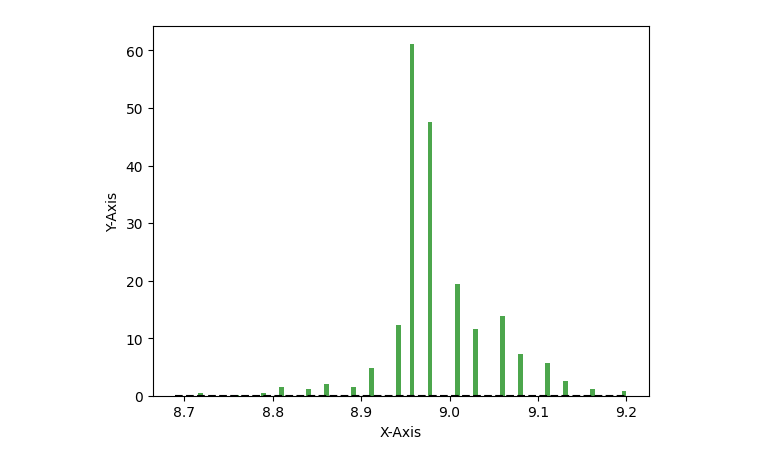
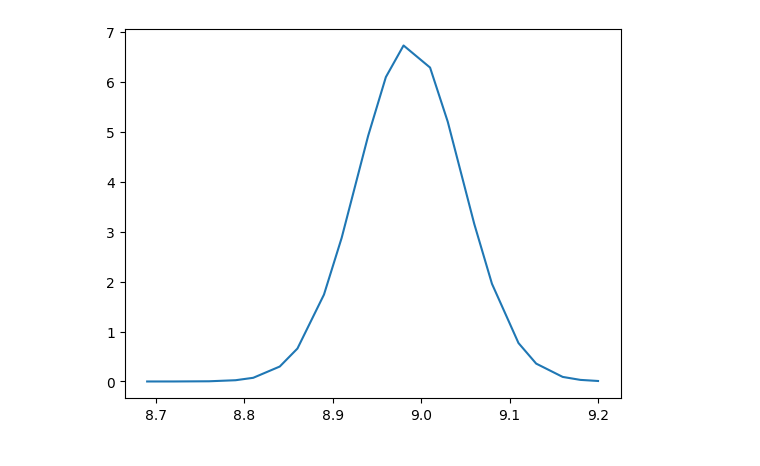
Before and after one commit to BiggusMaximus/Solar-Panel-Monitoring, a Jupyter notebook: Arduino-Bluetooth/2nd Approach/distribution_normal.ipynb, the cells around one changed output. Cells and saved outputs as stored; diff of their text form; code cells hidden in the pictures.

```diff
--- a/Arduino-Bluetooth/2nd Approach/distribution_normal.ipynb
+++ b/Arduino-Bluetooth/2nd Approach/distribution_normal.ipynb
@@ -32,3 +26,0 @@ mean = df.mean()[0]
-# %%
-df['prob'] = (1/(std*np.sqrt(2*np.pi))) * np.exp( -((df['voltage'] - mean)**2) / (2*(std**2)))
-df.sort_values(by=['voltage'])
@@ -49,24 +27,6 @@ df.sort_values(by=['voltage'])
-# %%
-mu = 121
-sigma = 21
-x = mu + sigma * np.random.randn(1000)
-
-num_bins = 100
-
-n, bins, patches = plt.hist(df['voltage'],
-                            num_bins,
-                            density = 1,
-                            color ='green',
-                            alpha = 0.7)
-
-y = ((1 / (np.sqrt(2 * np.pi) * std)) *
-     np.exp(-0.5 * (1 / std * (bins - mu))**2))
-
-plt.plot(bins, y, '--', color ='black')
-
-plt.xlabel('X-Axis')
-plt.ylabel('Y-Axis')
-
-plt.show()
-# %% [output]
-[figure, removed]
+# %%
+y_pdf = scipy.stats.norm.pdf(df['voltage'].sort_values(), df['voltage'].mean(), df['voltage'].std())
+plt.plot(df['voltage'].to_list(), y_pdf, label='pdf')
+plt.show()
+# %% [output]
+[figure, added]
```
Also changed, not shown: parts of 6 cells of this notebook, 30 other files.
